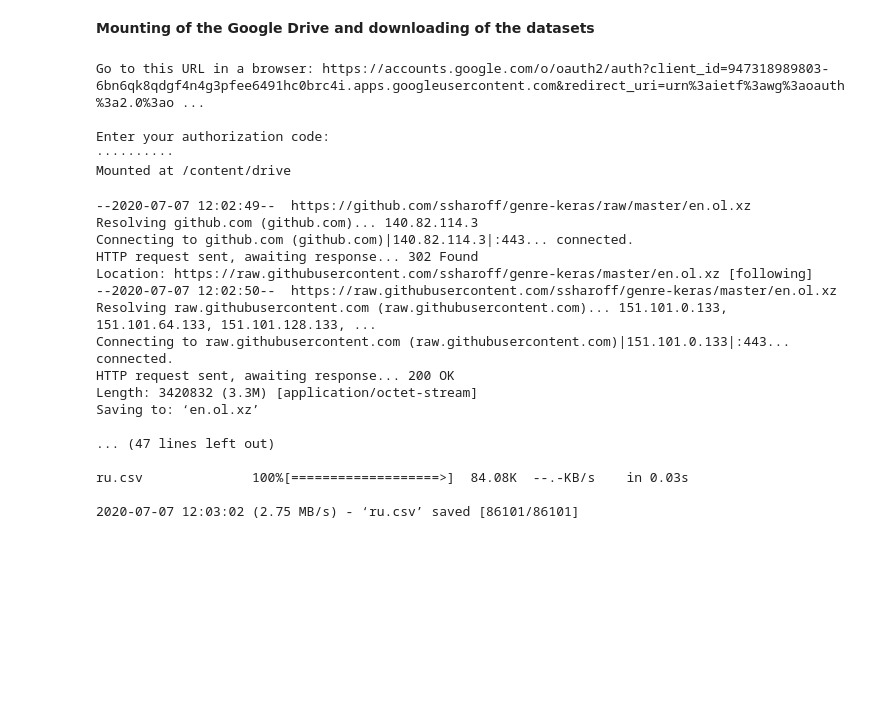
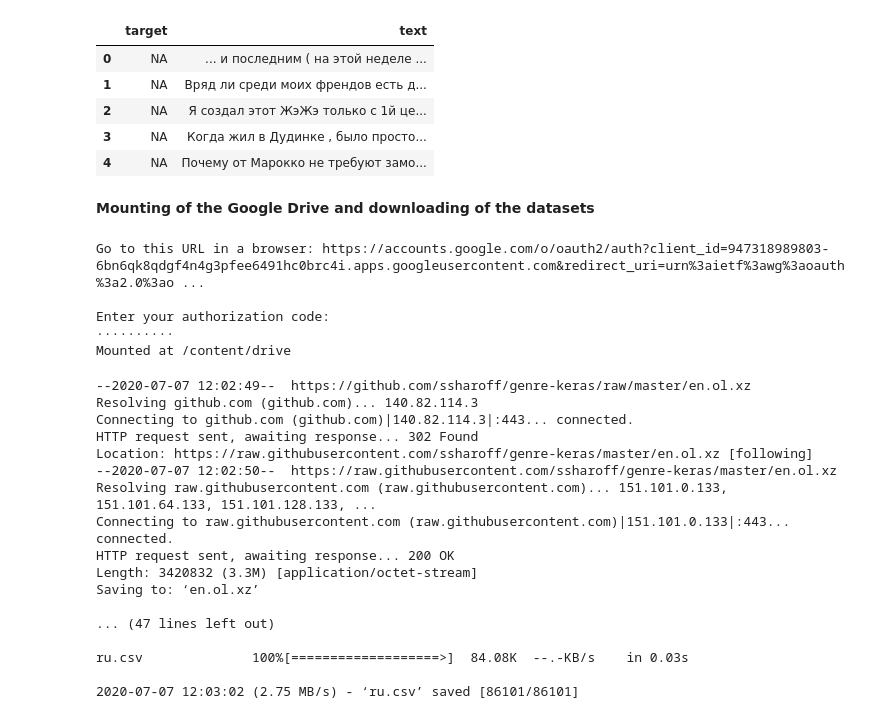
Before and after one commit to MikeLepekhin/Non-thematic-Text-Classification, a Jupyter notebook: code/prepare_multiclass_dataset.ipynb, the cells around one changed output. Saved outputs shown, nothing was run; the diff lists cells and outputs as text; code cells hidden in the pictures; blank space fills up the shorter version.

```diff
--- a/code/prepare_multiclass_dataset.ipynb
+++ b/code/prepare_multiclass_dataset.ipynb
@@ -13,3 +20,26 @@ print(train_half.shape, test_half.shape)
+# %%
+data_vk = pd.DataFrame()
+
+for line in open('vk-60-80.sampled.ol').read().split('\n'):
+    data_vk = data_vk.append({'text': ' '.join(line.split()[1:]), 'target': 'NA'}, ignore_index=True)
+data_vk.to_csv('/home/mlepekhin/data/test_sample_vk')
+# %%
+data_livejournal = pd.DataFrame()
+for line in open('livejournal.sampled.ol').read().split('\n'):
+    data_livejournal = data_livejournal.append(
+        {'text': line[:line.find('url=')], 'target': 'NA'},
+        ignore_index=True
+    )
+data_livejournal.to_csv('/home/mlepekhin/data/test_sample_livejournal')
+# %%
+data_livejournal.head()
+# %% [output]
+|  | target | text |
+| 0 | NA | ... и последним ( на этой неделе ... |
+| 1 | NA | Вряд ли среди моих френдов есть д... |
+| 2 | NA | Я создал этот ЖэЖэ только с 1й це... |
+| 3 | NA | Когда жил в Дудинке , было просто... |
+| 4 | NA | Почему от Марокко не требуют замо... |
 # %% [markdown]
 **Mounting of the Google Drive and downloading of the datasets**
 # %%
```
Also changed, not shown: parts of 2 cells of this notebook, 12 other files.
